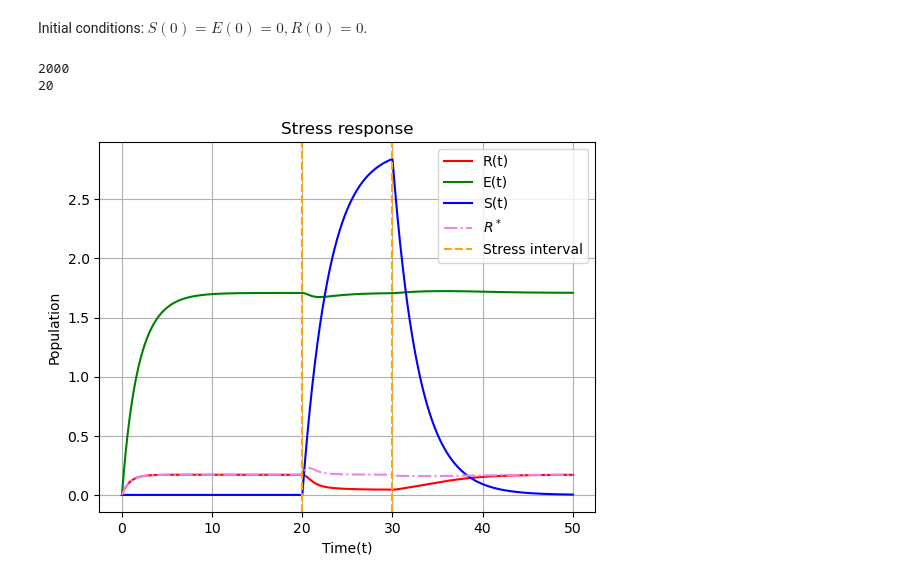
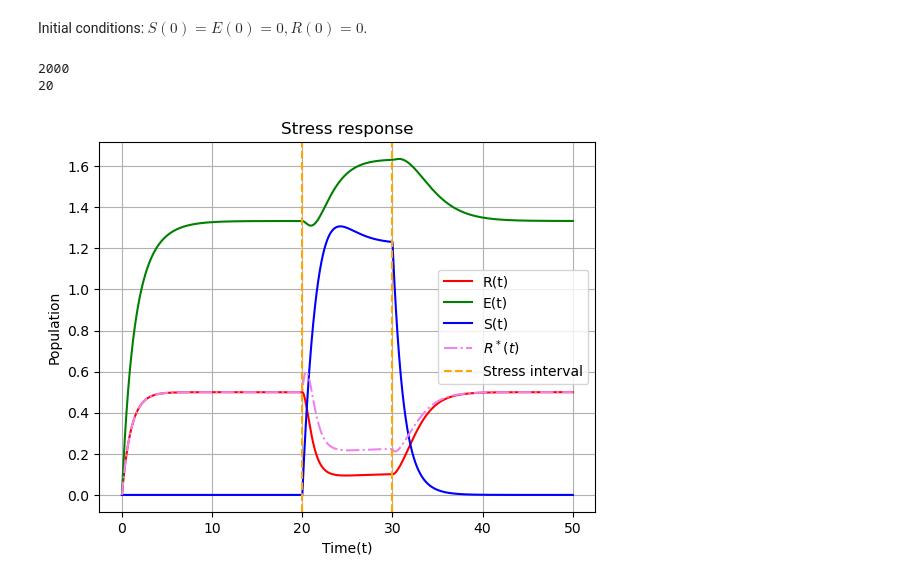
Before and after one commit to pietromalagoli/Physics-of-Living-Systems, a Jupyter notebook: hw/homework4_Malagoli.ipynb, the cells around one changed output. Drawn from its saved outputs; the diff is of its cells as text; code cells hidden in the pictures.

```diff
--- a/hw/homework4_Malagoli.ipynb
+++ b/hw/homework4_Malagoli.ipynb
@@ -20,7 +20,7 @@ R0 = 0
 S0 = 0
 E0 = 0
 
-par = [0.2,1,1,0,1,2,[20,30]]
+par = [0.5,1,1,0,1,2,[20,30]]
 
 # we define Theta_t(t), which is the stress source, to be a step function that activates and spikes at a certain
 # point in time. This makes sense since the stress is usually caused by an abrupt change or signal
@@ -41,34 +41,34 @@ def system(y, t, Theta_t, par):
 
     R, E, S = y
     R_star = R * (1+S)
-    drdt = par[0] / (1 + (R_star/par[1])**par[2]) - (R_star/par[4]) + par[3]
+    drdt = par[0] / (1 + (S/par[1])**par[2]) - (R_star/par[4]) + par[3]
     dedt = 1 / (1+(R_star/par[1])**par[2]) - (E / par[5])
     dsdt = Theta_t(t-par[6][0])*(1-Theta_t(t-par[6][1])) - par[0] * E * S
     return [drdt,dedt,dsdt]
 
 # set the time space
 t_s = np.linspace(0,50,5000)
 
 print(np.sum(Theta_t(t_s-par[6][0])*(1-Theta_t(t_s-par[6][1]-10))))
 print(par[6][0])
 
 # Solve
 R= odeint(system, [R0,E0,S0], t_s, args=(Theta_t,par))[:,0]
 E = odeint(system, [R0,E0,S0], t_s, args=(Theta_t,par))[:,1]
 S = odeint(system, [R0,E0,S0], t_s, args=(Theta_t,par))[:,2]
 plt.plot(t_s, R, c='r', label='R(t)')
 plt.plot(t_s, E, c='g', label='E(t)')
 plt.plot(t_s, S,  c='b', label='S(t)')
-plt.plot(t_s, R*(1+S), c='violet', linestyle='-.', label='$R^*$')
+plt.plot(t_s, R*(1+S), c='violet', linestyle='-.', label='$R^*(t)$')
 plt.axvline(par[6][0], c='orange', linestyle='--', label='Stress interval')
 plt.axvline(par[6][1], c='orange', linestyle='--')
 plt.legend()
 plt.grid()
 plt.xlabel('Time(t)')
 plt.ylabel('Population')
 plt.title('Stress response')
 plt.show()
 # %% [output]
 2000
 20
-[figure, old version]
+[figure, new version]
```
Also changed, not shown: parts of 1 cell of this notebook.
